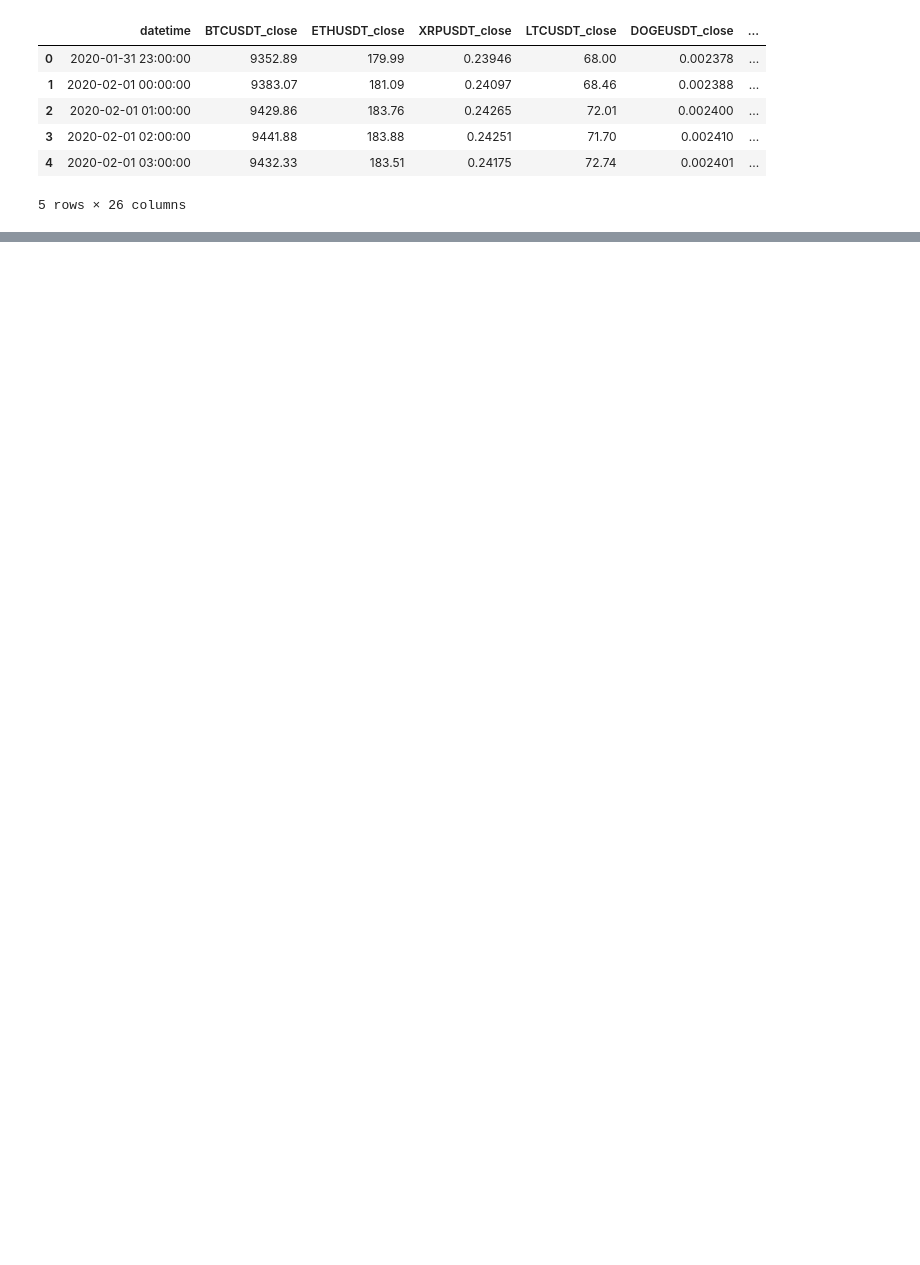
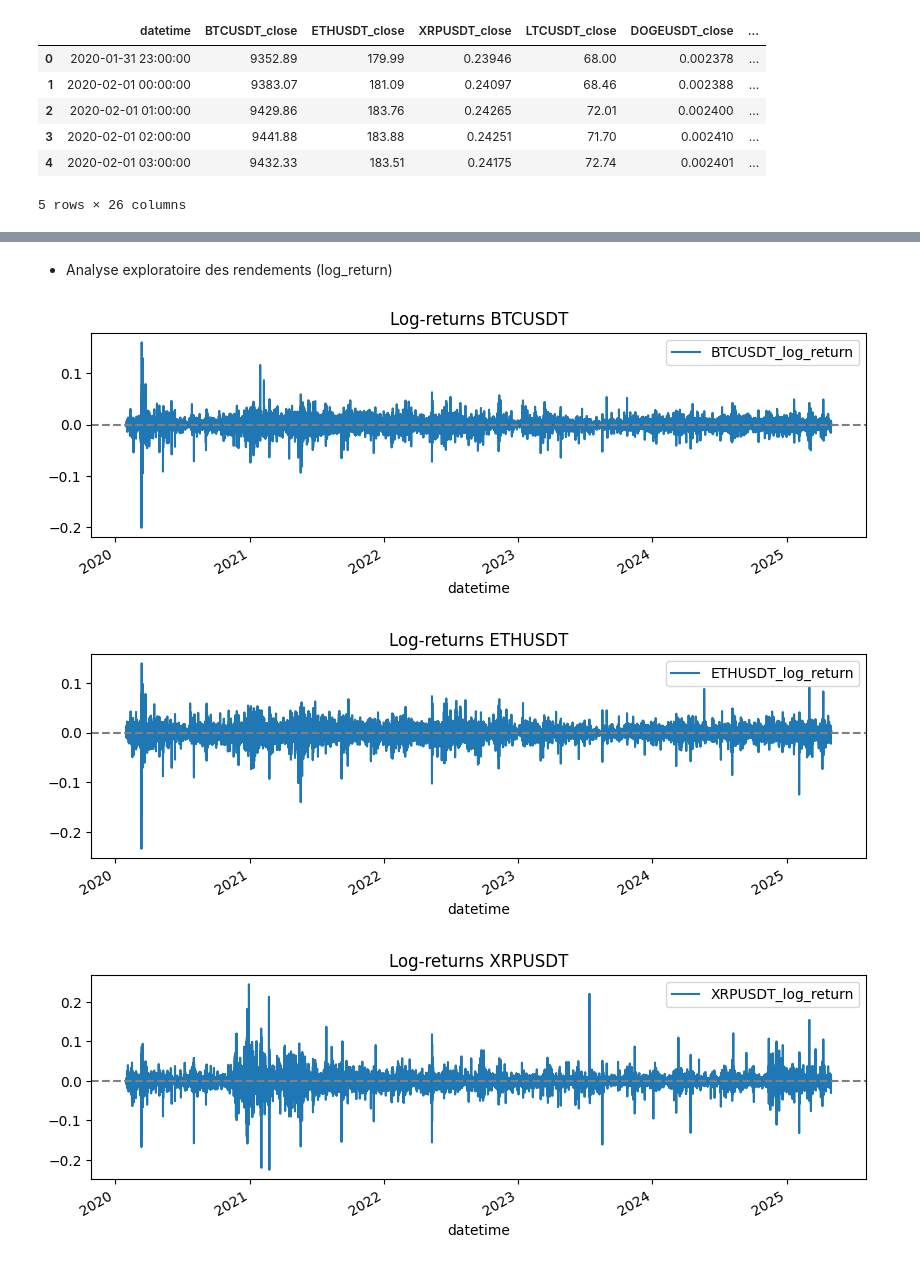
Before and after one commit to KADA-SEDODE/kalman-crypto-forecast, a Jupyter notebook: Code/Programme.ipynb, the cells around one changed output, grey strips where cells are left out. Saved outputs shown, nothing was run; the diff lists cells and outputs as text; code cells hidden in the pictures; blank space fills up the shorter version.

Commit message:
Fin de  la partie visualisation des  données et analyse d'autocorélation

```diff
--- a/Code/Programme.ipynb
+++ b/Code/Programme.ipynb
@@ -75,2 +80,2 @@ Fichier exporté : crypto_hourly_prices_2020_2025.csv
 # %%
-df_crypto = pd.read_csv("crypto_hourly_prices_2020_2025.csv")
+df_crypto = pd.read_csv(r"C:\Users\kadas\Desktop\Mes_cours\chaffik\Data\crypto_hourly_prices_2020_2025.csv", parse_dates=['datetime'])
@@ -159,0 +173,16 @@ df_cryto_prepared.head(5)
+# %% [markdown]
+ * Analyse exploratoire des rendements (log_return)
+# %%
+for crypto in ['BTCUSDT', 'ETHUSDT', 'XRPUSDT', 'LTCUSDT', 'DOGEUSDT']:
+    df_cryto_prepared.plot(
+        x='datetime',
+        y=f'{crypto}_log_return',
+        title=f'Log-returns {crypto}',
+        figsize=(10, 3)
+    )
+    plt.axhline(0, linestyle='--', color='grey')
+    plt.show()
+# %% [output]
+[figure, added]
+[figure, added]
+[figure, added]
```
Also changed, not shown: parts of 29 cells of this notebook.
